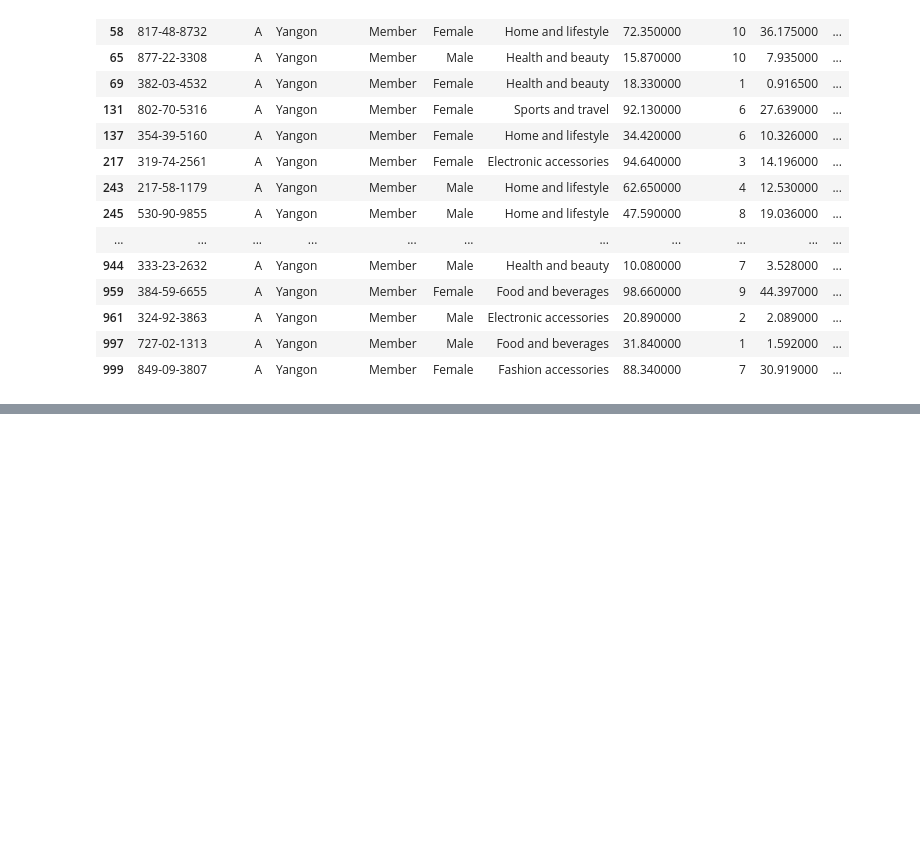
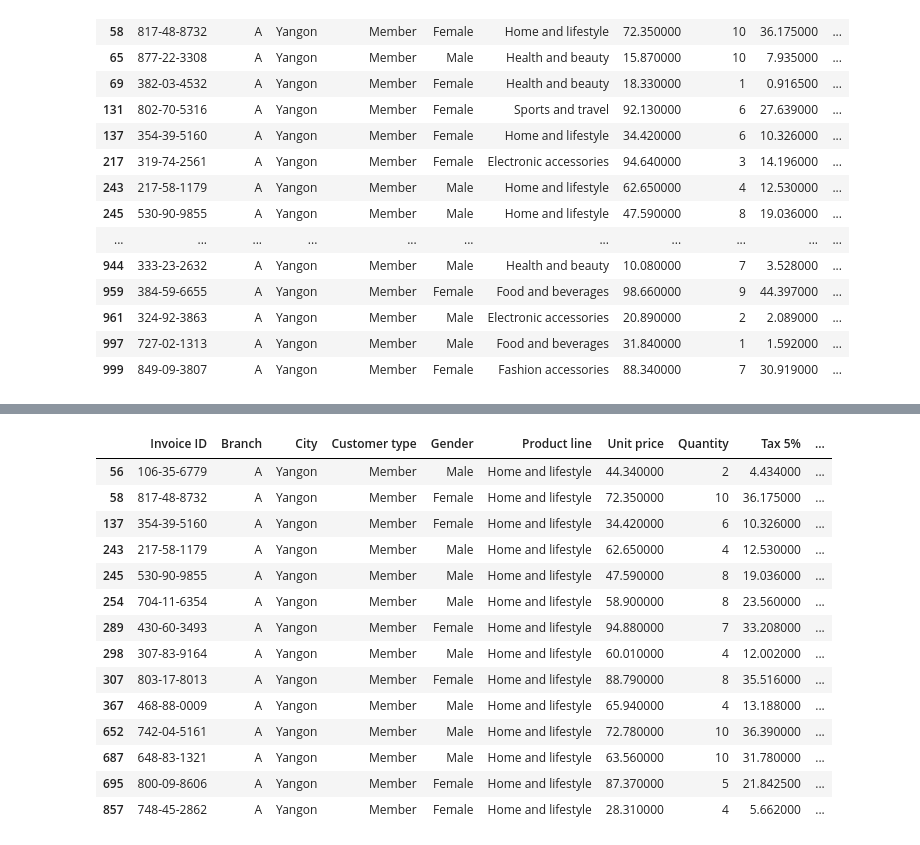
Before and after one commit to sledhead/python_core_test, a Jupyter notebook: pandas_condition.ipynb, the cells around one changed output, grey strips where cells are left out. Drawn from its saved outputs; the diff is of its cells as text; code cells hidden in the pictures; blank space fills up the shorter version.

```diff
--- a/pandas_condition.ipynb
+++ b/pandas_condition.ipynb
@@ -126,0 +221,24 @@ df_sub.style.apply(lambda x: ['background:red' if x < 5.5 else 'background:green
+# %%
+df_smaller_style = df_smaller.style\
+  .applymap(lambda x: 'background-color: %s' % 'red' if x < 5.5 else 'background-color: %s' % 'green', subset=['Rating'])\
+  .applymap(lambda x: 'background-color: %s' % 'red' if x < 7 else 'background-color: %s' % 'green', subset=['Quantity'])\
+  .applymap(lambda x: 'background-color: %s' % 'gray' if x == 'Male' else 'background-color: %s' % 'pink', subset=['Gender'])\
+  .highlight_min(subset=['Quantity','Rating','Total'])
+
+df_smaller_style
+# %% [output]
+|  | Invoice ID | Branch | City | Customer type | Gender | Product line | Unit price | Quantity | Tax 5% | ... |
+| 56 | 106-35-6779 | A | Yangon | Member | Male | Home and lifestyle | 44.340000 | 2 | 4.434000 | ... |
+| 58 | 817-48-8732 | A | Yangon | Member | Female | Home and lifestyle | 72.350000 | 10 | 36.175000 | ... |
+| 137 | 354-39-5160 | A | Yangon | Member | Female | Home and lifestyle | 34.420000 | 6 | 10.326000 | ... |
+| 243 | 217-58-1179 | A | Yangon | Member | Male | Home and lifestyle | 62.650000 | 4 | 12.530000 | ... |
+| 245 | 530-90-9855 | A | Yangon | Member | Male | Home and lifestyle | 47.590000 | 8 | 19.036000 | ... |
+| 254 | 704-11-6354 | A | Yangon | Member | Male | Home and lifestyle | 58.900000 | 8 | 23.560000 | ... |
+| 289 | 430-60-3493 | A | Yangon | Member | Female | Home and lifestyle | 94.880000 | 7 | 33.208000 | ... |
+| 298 | 307-83-9164 | A | Yangon | Member | Male | Home and lifestyle | 60.010000 | 4 | 12.002000 | ... |
+| 307 | 803-17-8013 | A | Yangon | Member | Female | Home and lifestyle | 88.790000 | 8 | 35.516000 | ... |
+| 367 | 468-88-0009 | A | Yangon | Member | Male | Home and lifestyle | 65.940000 | 4 | 13.188000 | ... |
+| 652 | 742-04-5161 | A | Yangon | Member | Male | Home and lifestyle | 72.780000 | 10 | 36.390000 | ... |
+| 687 | 648-83-1321 | A | Yangon | Member | Male | Home and lifestyle | 63.560000 | 10 | 31.780000 | ... |
+| 695 | 800-09-8606 | A | Yangon | Member | Female | Home and lifestyle | 87.370000 | 5 | 21.842500 | ... |
+| 857 | 748-45-2862 | A | Yangon | Member | Female | Home and lifestyle | 28.310000 | 4 | 5.662000 | ... |
```
Also changed, not shown: parts of 10 cells of this notebook.
